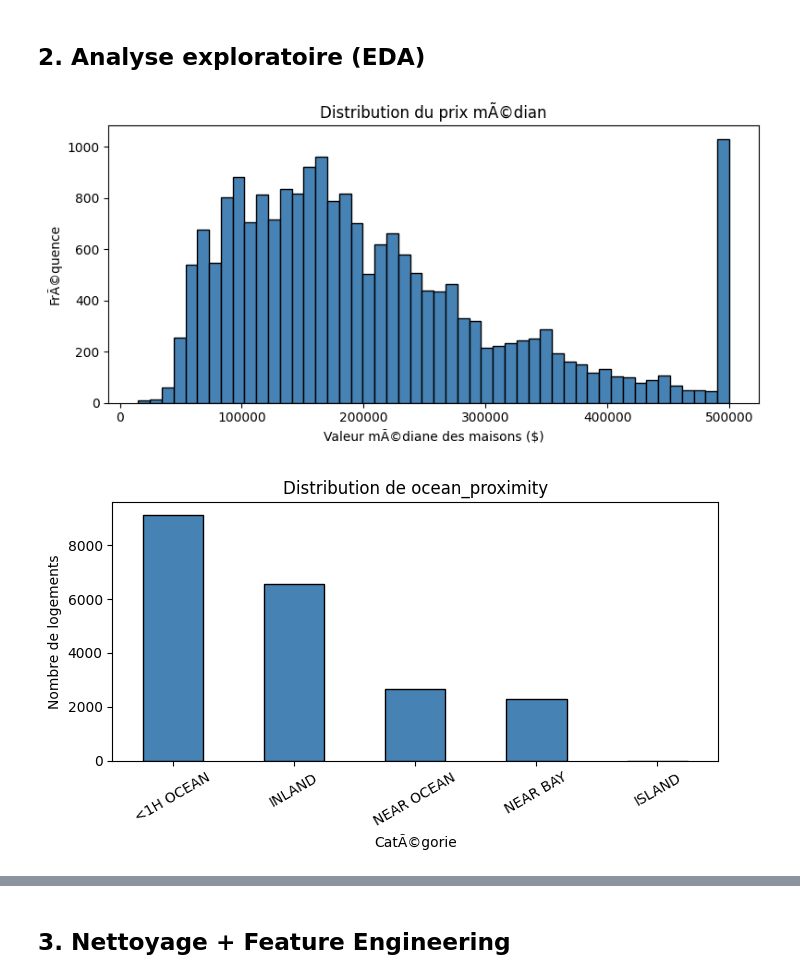
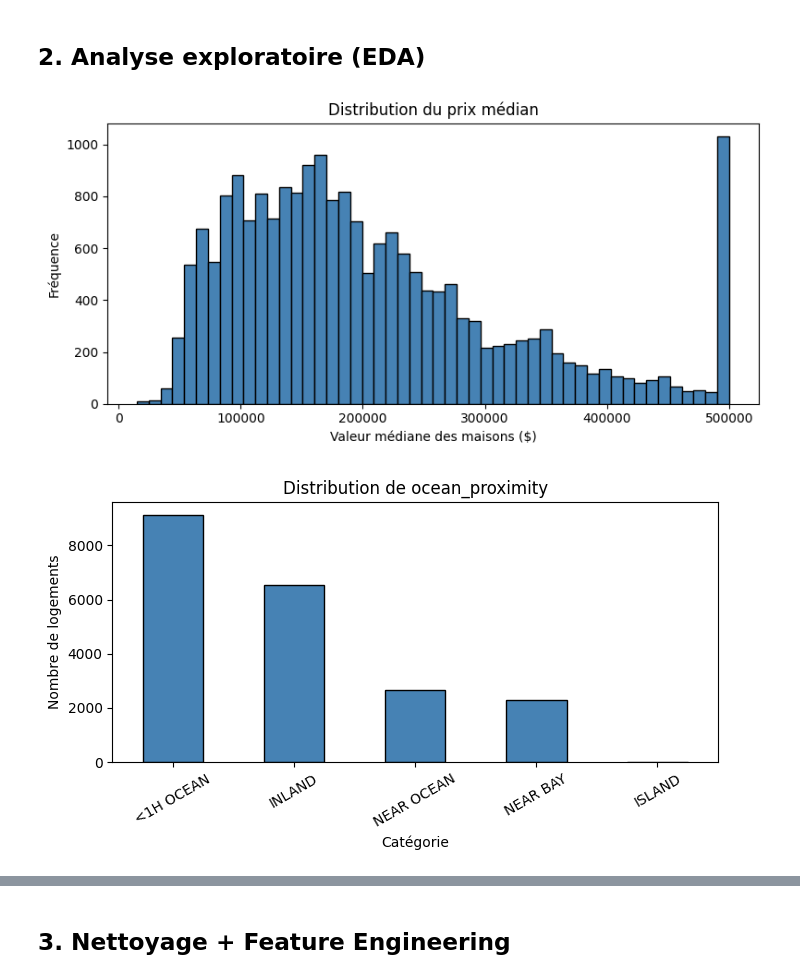
Before and after one commit to Marlin241/predict_price_house, a Jupyter notebook: notebook.ipynb, the cells around one changed output, grey strips where cells are left out. Drawn from its saved outputs; the diff is of its cells as text; code cells hidden in the pictures.

```diff
--- a/notebook.ipynb
+++ b/notebook.ipynb
@@ -51,24 +51,24 @@ dtype: int64
 # %%
 fig, ax = plt.subplots(figsize=(8, 4))
 ax.hist(df['median_house_value'], bins=50, edgecolor='black', color='steelblue')
-ax.set_xlabel('Valeur mÃ©diane des maisons ($)')
-ax.set_ylabel('FrÃ©quence')
-ax.set_title('Distribution du prix mÃ©dian')
+ax.set_xlabel('Valeur médiane des maisons ($)')
+ax.set_ylabel('Fréquence')
+ax.set_title('Distribution du prix médian')
 plt.tight_layout()
 plt.show()
 # %% [output]
-[figure, old version]
+[figure, new version]
 # %%
 fig, ax = plt.subplots(figsize=(7, 4))
 df['ocean_proximity'].value_counts().plot(kind='bar', ax=ax, color='steelblue', edgecolor='black')
-ax.set_xlabel('CatÃ©gorie')
+ax.set_xlabel('Catégorie')
 ax.set_ylabel('Nombre de logements')
 ax.set_title('Distribution de ocean_proximity')
 plt.xticks(rotation=30)
 plt.tight_layout()
 plt.show()
 # %% [output]
-[figure, old version]
+[figure, new version]
 # %%
 numeric_cols = df.select_dtypes(include='number').columns
 fig, ax = plt.subplots(figsize=(10, 8))
```
Also changed, not shown: parts of 13 cells of this notebook, 2 other files.
